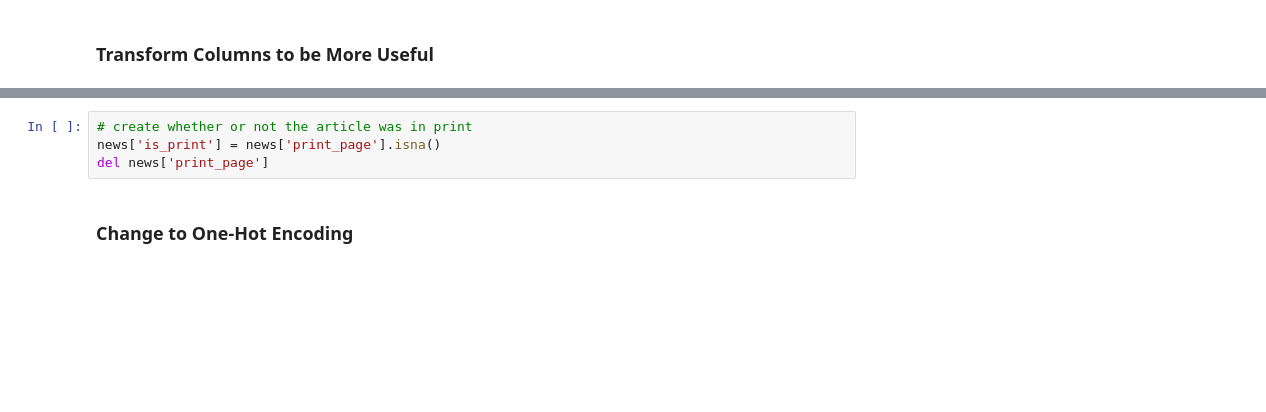
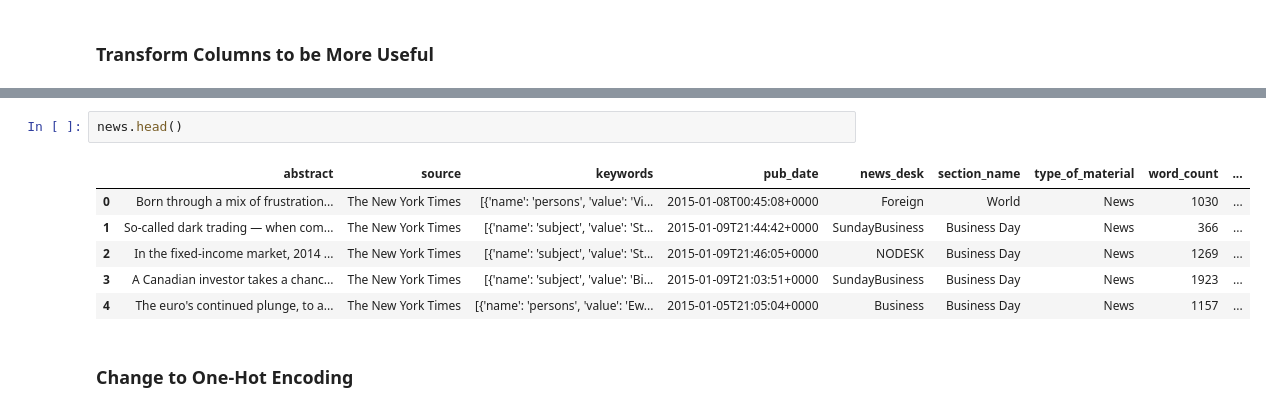
Before and after one commit to AbbyB/orie4741, a Jupyter notebook: Final Project/News Models.ipynb, the cells around one changed output, grey strips where cells are left out. Saved outputs shown, nothing was run; the diff lists cells and outputs as text; blank space fills up the shorter version.

```diff
--- a/Final Project/News Models.ipynb
+++ b/Final Project/News Models.ipynb
@@ -94,7 +132,12 @@ del news['headline']
-# %%
-# create whether or not the article was in print
-news['is_print'] = news['print_page'].isna()
-del news['print_page']
+# %%
+news.head()
+# %% [output]
+|  | abstract | source | keywords | pub_date | news_desk | section_name | type_of_material | word_count | ... |
+| 0 | Born through a mix of frustration... | The New York Times | [{'name': 'persons', 'value': 'Vi... | 2015-01-08T00:45:08+0000 | Foreign | World | News | 1030 | ... |
+| 1 | So-called dark trading — when com... | The New York Times | [{'name': 'subject', 'value': 'St... | 2015-01-09T21:44:42+0000 | SundayBusiness | Business Day | News | 366 | ... |
+| 2 | In the fixed-income market, 2014 ... | The New York Times | [{'name': 'subject', 'value': 'St... | 2015-01-09T21:46:05+0000 | NODESK | Business Day | News | 1269 | ... |
+| 3 | A Canadian investor takes a chanc... | The New York Times | [{'name': 'subject', 'value': 'Bi... | 2015-01-09T21:03:51+0000 | SundayBusiness | Business Day | News | 1923 | ... |
+| 4 | The euro's continued plunge, to a... | The New York Times | [{'name': 'persons', 'value': 'Ew... | 2015-01-05T21:05:04+0000 | Business | Business Day | News | 1157 | ... |
 # %% [markdown]
 ### Change to One-Hot Encoding
 # %%
```
Also changed, not shown: parts of 20 cells of this notebook, 1 other file.
